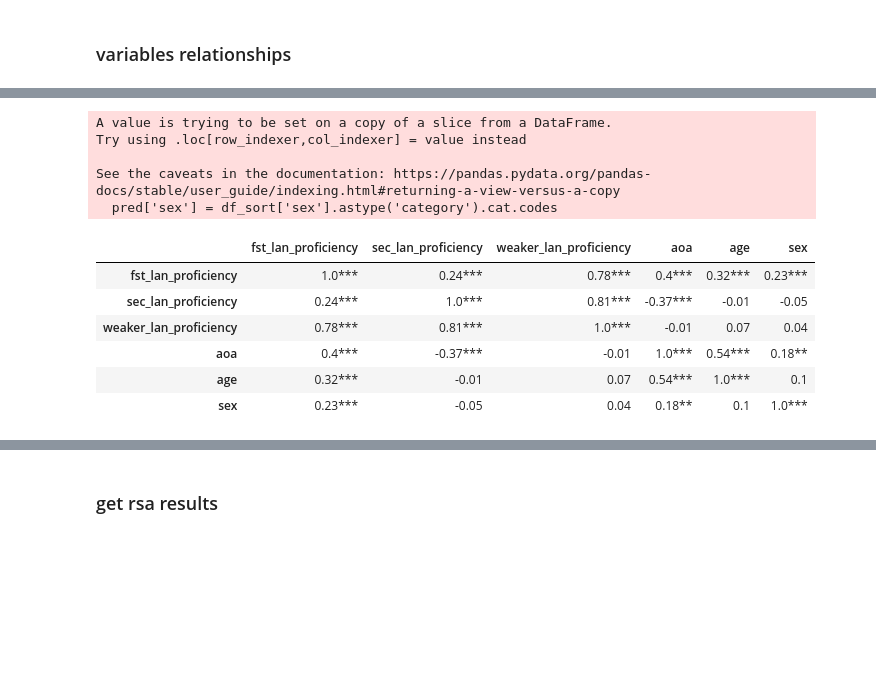
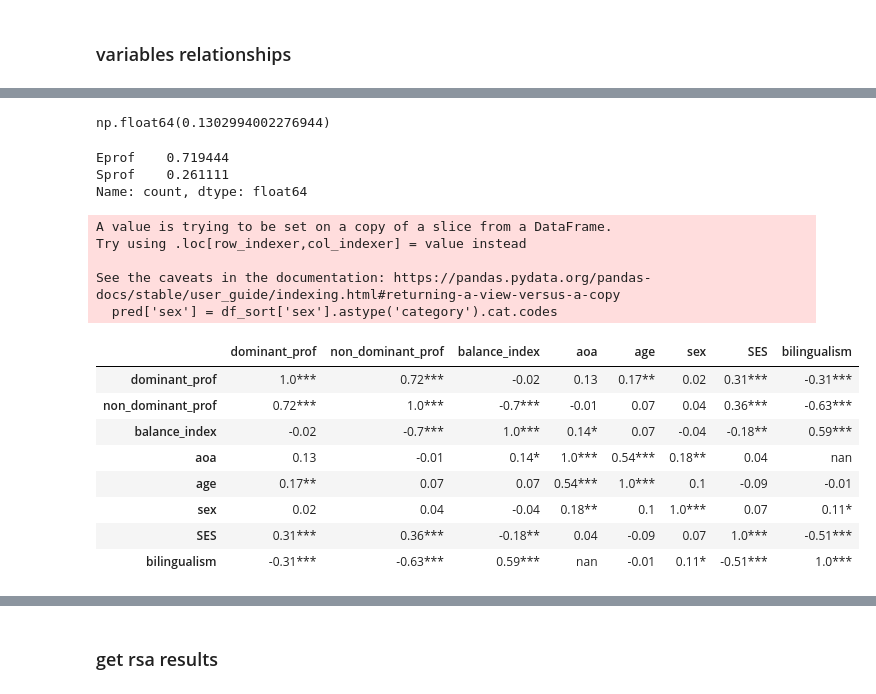
Before and after one commit to Weiiirrr/project_bilingualism_CVAE, a Jupyter notebook: script/CVAE_notebook/03-Analysis-RSA.ipynb, the cells around one changed output, grey strips where cells are left out. Drawn from its saved outputs; the diff is of its cells as text; code cells hidden in the pictures; blank space fills up the shorter version.

```diff
--- a/script/CVAE_notebook/03-Analysis-RSA.ipynb
+++ b/script/CVAE_notebook/03-Analysis-RSA.ipynb
@@ -243,8 +240,8 @@ df_sort.drop_duplicates(inplace=True)
 df_sort = df_sort[df_sort['participant_id'].notna()]
 
 df_sort['bilingualism']=pd.to_numeric(df_sort.bilingualism)
-df_sort['num_lan']=pd.to_numeric(df_sort.num_lan)
+# df_sort['num_lan']=pd.to_numeric(df_sort.num_lan)
 df_sort['age']=pd.to_numeric(df_sort.age)
 df_sort['aoa']=pd.to_numeric(df_sort.aoa)
-df_sort['sec_lan_proficiency']=pd.to_numeric(df_sort.sec_lan_proficiency)
+# df_sort['sec_lan_proficiency']=pd.to_numeric(df_sort.sec_lan_proficiency)
 # df_sort['sec_lan_exposure']=pd.to_numeric(df_sort.sec_lan_exposure)
@@ -251,5 +260,3 @@ df_sort['sec_lan_proficiency']=pd.to_numeric(df_sort.sec_lan_proficiency)
 # %% [markdown]
 ### variables relationships
-# %%
-df_sort['weaker_lan_proficiency'] = df_sort[['sec_lan_proficiency', 'fst_lan_proficiency']].min(axis=1)
 # %%
@@ -270,0 +273,18 @@ df_sort
+# %%
+df_sort['DailyE'] = pd.to_numeric(df_sort['DailyE'], errors='coerce')
+df_sort['DailyS'] = pd.to_numeric(df_sort['DailyS'], errors='coerce')
+
+df_sort['non_dominant_prof'] = df_sort[['Sprof', 'Eprof']].min(axis=1)
+df_sort['dominant_prof'] = df_sort[['Sprof', 'Eprof']].max(axis=1)
+df_sort['balance_index'] = df_sort['dominant_prof'] - df_sort['non_dominant_prof']
+df_sort['use_index'] = abs(df_sort['DailyE'] - df_sort['DailyS'])
+# %%
+df_sort[['Sprof', 'Eprof']].idxmax(axis=1).value_counts()
+
+##hist of difference between proficiencies
+df_sort['prof_diff'] = df_sort['Sprof'] - df_sort['Eprof']
+plt.hist(df_sort['prof_diff'], bins=20)
+plt.xlabel('Absolute Difference between Spanish and English Proficiency')
+plt.ylabel('Number of Participants')
+plt.title('Histogram of Proficiency Difference')
+plt.show()
@@ -271,20 +293,32 @@ df_sort
+# %%
+df_sort['prof_diff'].std()
+# %% [output]
+np.float64(0.1302994002276944)
+# %%
+df_sort[['Sprof', 'Eprof']].idxmax(axis=1).value_counts()/len(df_sort)
+# %% [output]
+Eprof    0.719444
+Sprof    0.261111
+Name: count, dtype: float64
 # %%
-pred = df_sort[['fst_lan_proficiency', 'sec_lan_proficiency', 'weaker_lan_proficiency', 'aoa','age']]
+pred = df_sort[['dominant_prof', 'non_dominant_prof','balance_index', 'aoa', 'age', 'sex', 'SES', 'bilingualism']]
 pred['sex'] = df_sort['sex'].astype('category').cat.codes
 rho = pred.corr()
 pval = pred.corr(method=lambda x, y: pearsonr(x, y)[1]) - np.eye(*rho.shape)
 p = pval.applymap(lambda x: ''.join(['*' for t in [.05, .01, .001] if x<=t]))
 rho.round(2).astype(str) + p
 # %% [output]
 A value is trying to be set on a copy of a slice from a DataFrame.
 Try using .loc[row_indexer,col_indexer] = value instead
 
 See the caveats in the documentation: https://pandas.pydata.org/pandas-docs/stable/user_guide/indexing.html#returning-a-view-versus-a-copy
   pred['sex'] = df_sort['sex'].astype('category').cat.codes
-|  | fst_lan_proficiency | sec_lan_proficiency | weaker_lan_proficiency | aoa | age | sex |
-| fst_lan_proficiency | 1.0*** | 0.24*** | 0.78*** | 0.4*** | 0.32*** | 0.23*** |
-| sec_lan_proficiency | 0.24*** | 1.0*** | 0.81*** | -0.37*** | -0.01 | -0.05 |
-| weaker_lan_proficiency | 0.78*** | 0.81*** | 1.0*** | -0.01 | 0.07 | 0.04 |
-| aoa | 0.4*** | -0.37*** | -0.01 | 1.0*** | 0.54*** | 0.18** |
-| age | 0.32*** | -0.01 | 0.07 | 0.54*** | 1.0*** | 0.1 |
-| sex | 0.23*** | -0.05 | 0.04 | 0.18** | 0.1 | 1.0*** |
+|  | dominant_prof | non_dominant_prof | balance_index | aoa | age | sex | SES | bilingualism |
+| dominant_prof | 1.0*** | 0.72*** | -0.02 | 0.13 | 0.17** | 0.02 | 0.31*** | -0.31*** |
+| non_dominant_prof | 0.72*** | 1.0*** | -0.7*** | -0.01 | 0.07 | 0.04 | 0.36*** | -0.63*** |
+| balance_index | -0.02 | -0.7*** | 1.0*** | 0.14* | 0.07 | -0.04 | -0.18** | 0.59*** |
+| aoa | 0.13 | -0.01 | 0.14* | 1.0*** | 0.54*** | 0.18** | 0.04 | nan |
+| age | 0.17** | 0.07 | 0.07 | 0.54*** | 1.0*** | 0.1 | -0.09 | -0.01 |
+| sex | 0.02 | 0.04 | -0.04 | 0.18** | 0.1 | 1.0*** | 0.07 | 0.11* |
+| SES | 0.31*** | 0.36*** | -0.18** | 0.04 | -0.09 | 0.07 | 1.0*** | -0.51*** |
+| bilingualism | -0.31*** | -0.63*** | 0.59*** | nan | -0.01 | 0.11* | -0.51*** | 1.0*** |
```
Also changed, not shown: parts of 78 cells of this notebook, 5 other files.
